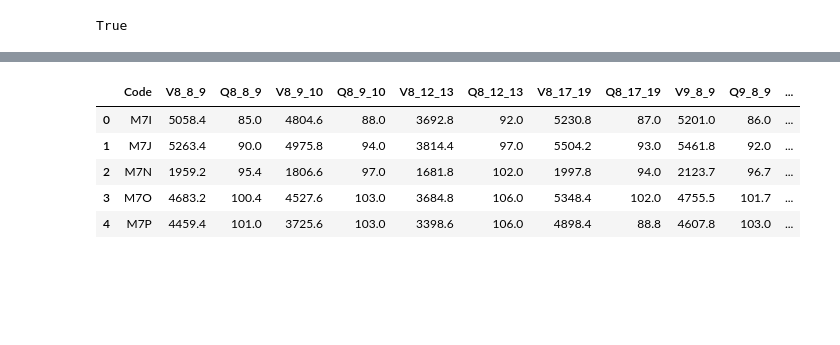
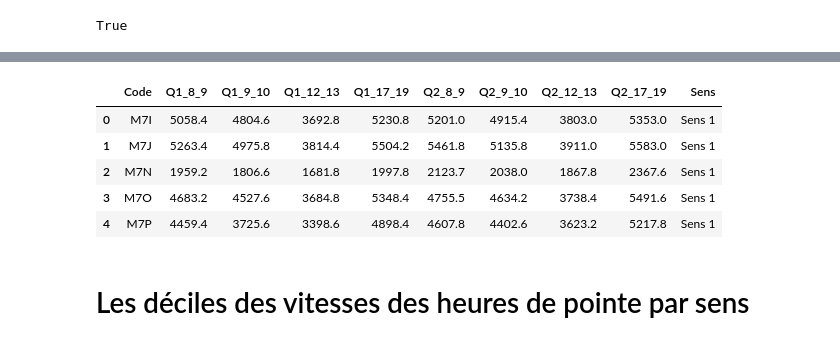
Before and after one commit to Oumayma13/Manipulation-des-donne-es-brute-de-6mn-2016, a Jupyter notebook: Data Mardi et Jeudi sans jours feries.ipynb, the cells around one changed output, grey strips where cells are left out. Cells and saved outputs as stored; diff of their text form; code cells hidden in the pictures; blank space fills up the shorter version.

```diff
--- a/Data Mardi et Jeudi sans jours feries.ipynb
+++ b/Data Mardi et Jeudi sans jours feries.ipynb
@@ -212,17 +197,22 @@ VQ_deciles.head()
+# %%
+Q_deciles89 = pd.concat([decile1_8_9,decile1_9_10,decile1_12_13,decile1_17_19,decile2_8_9,decile2_9_10
+                        ,decile2_12_13,decile2_17_19], axis = 1)
+Q_deciles89.columns = ['Q1_8_9','Q1_9_10','Q1_12_13','Q1_17_19'
+                      ,'Q2_8_9','Q2_9_10','Q2_12_13','Q2_17_19']
 # %%
 # Reindexer la table
-VQ_deciles['Code'] = VQ_deciles.index
-VQ_deciles.index = range(len(VQ_deciles))
+Q_deciles89['Code'] = Q_deciles89.index
+Q_deciles89.index = range(len(Q_deciles89))
 # %%
 #L'union Left
-result_deciles = pd.merge(df_isidor, VQ_deciles, how = 'left')
+result_deciles89 = pd.merge(df_isidor, Q_deciles89, how = 'left')
 # %%
 # Creaons d'abords la table S qui contient le sens 1 ou 2.
 
 # Creer une liste vide
 d=[]
-tab=result_deciles.values
-for i in range(len(result_deciles)):
+tab=result_deciles89.values
+for i in range(len(result_deciles89)):
     s = tab[i,0][2]
     if (s.islower()):
         d.append('Sens 2')
@@ -234,14 +224,14 @@ for i in range(len(result_deciles)):
 # Colonne Contient les modalites (Sens1, Sens2) qu'on doit ajouter.
 f = pd.DataFrame({'Sens':d})
 # %%
-rslt2 = pd.concat([result_deciles, f], axis=1)
+rslt2 = pd.concat([result_deciles89, f], axis=1)
 rslt2.head()
 # %% [output]
-|  | Code | V8_8_9 | Q8_8_9 | V8_9_10 | Q8_9_10 | V8_12_13 | Q8_12_13 | V8_17_19 | Q8_17_19 | V9_8_9 | Q9_8_9 | ... |
-| 0 | M7I | 5058.4 | 85.0 | 4804.6 | 88.0 | 3692.8 | 92.0 | 5230.8 | 87.0 | 5201.0 | 86.0 | ... |
-| 1 | M7J | 5263.4 | 90.0 | 4975.8 | 94.0 | 3814.4 | 97.0 | 5504.2 | 93.0 | 5461.8 | 92.0 | ... |
-| 2 | M7N | 1959.2 | 95.4 | 1806.6 | 97.0 | 1681.8 | 102.0 | 1997.8 | 94.0 | 2123.7 | 96.7 | ... |
-| 3 | M7O | 4683.2 | 100.4 | 4527.6 | 103.0 | 3684.8 | 106.0 | 5348.4 | 102.0 | 4755.5 | 101.7 | ... |
-| 4 | M7P | 4459.4 | 101.0 | 3725.6 | 103.0 | 3398.6 | 106.0 | 4898.4 | 88.8 | 4607.8 | 103.0 | ... |
+|  | Code | Q1_8_9 | Q1_9_10 | Q1_12_13 | Q1_17_19 | Q2_8_9 | Q2_9_10 | Q2_12_13 | Q2_17_19 | Sens |
+| 0 | M7I | 5058.4 | 4804.6 | 3692.8 | 5230.8 | 5201.0 | 4915.4 | 3803.0 | 5353.0 | Sens 1 |
+| 1 | M7J | 5263.4 | 4975.8 | 3814.4 | 5504.2 | 5461.8 | 5135.8 | 3911.0 | 5583.0 | Sens 1 |
+| 2 | M7N | 1959.2 | 1806.6 | 1681.8 | 1997.8 | 2123.7 | 2038.0 | 1867.8 | 2367.6 | Sens 1 |
+| 3 | M7O | 4683.2 | 4527.6 | 3684.8 | 5348.4 | 4755.5 | 4634.2 | 3738.4 | 5491.6 | Sens 1 |
+| 4 | M7P | 4459.4 | 3725.6 | 3398.6 | 4898.4 | 4607.8 | 4402.6 | 3623.2 | 5217.8 | Sens 1 |
 # %%
 # Exporter la table
@@ -248,0 +239,2 @@ rslt2.to_csv('VQ_deciles.csv', index = False, encoding = 'utf-8')
+# %% [markdown]
+# Les déciles des vitesses des heures de pointe par sens
```
Also changed, not shown: parts of 19 cells of this notebook.
